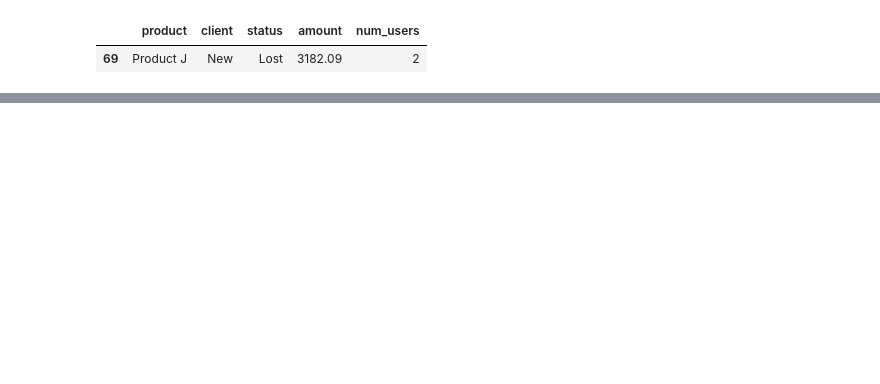
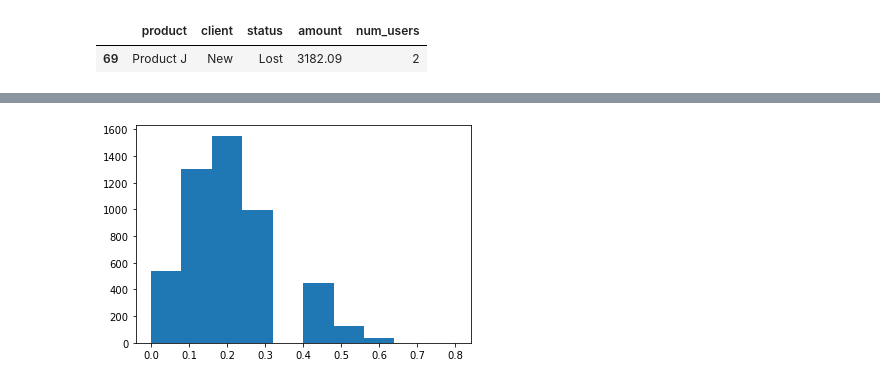
Before and after one commit to Deborah-Jia/datacamp-playground, a Jupyter notebook: statistics_intro.ipynb, the cells around one changed output, grey strips where cells are left out. Cells and saved outputs as stored; diff of their text form; code cells hidden in the pictures; blank space fills up the shorter version.

```diff
--- a/statistics_intro.ipynb
+++ b/statistics_intro.ipynb
@@ -184,0 +284,10 @@ amir_deals_df.sample(n=5, replace=True)
+# %%
+# Proportions and the CLT
+sales_team = pd.Series(['Amir','Brian', 'Claire', 'Dan', 'Ed'])
+Claire_sample_mean = []
+for i in range(5000):
+    Claire_sample_mean.append(np.mean(sales_team.sample(10, replace = True) == 'Claire'))
+plt.hist(Claire_sample_mean)
+plt.show()
+# %% [output]
+[figure, added]
```
Also changed, not shown: parts of 28 cells of this notebook, 2 other files.
